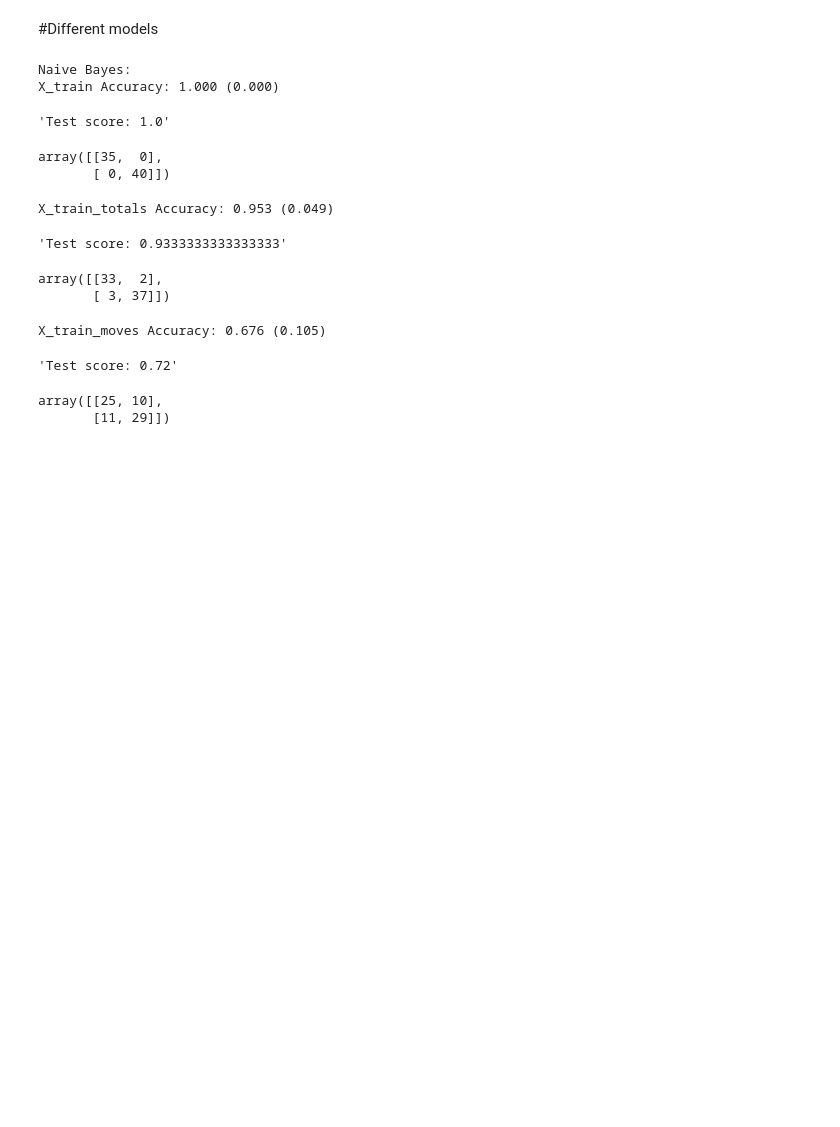
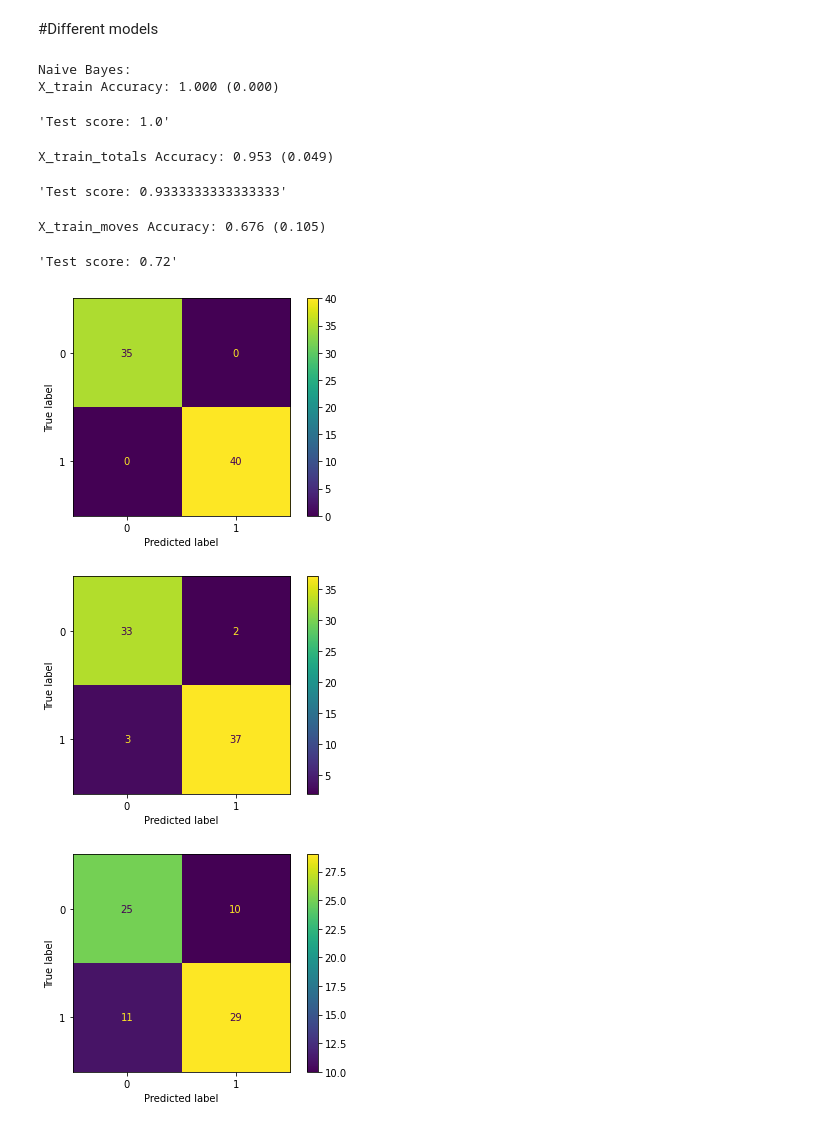
Before and after one commit to Tkokotaj/Test, a Jupyter notebook: 623Project.ipynb, the cells around one changed output. Saved outputs shown, nothing was run; the diff lists cells and outputs as text; code cells hidden in the pictures; blank space fills up the shorter version.

```diff
--- a/623Project.ipynb
+++ b/623Project.ipynb
@@ -371,44 +502,41 @@ for X in datasets:
     transformer = ColumnTransformer(transformers =
         [
         ('z', StandardScaler(), column_names)
     #     ,('power_transform', PowerTransformer(), ['??', '??'])
         ]
     )
     transformer.fit(X)
     #make pipeline
     pipeline = Pipeline(steps=
         [('transformer', transformer),
         #('lda', LinearDiscriminantAnalysis(n_components=nFEATURES)), #can't have more than 1 component!
         #('lda', LinearDiscriminantAnalysis()),
         ('dtc', GaussianNB())]
     )
     # evaluate model
     cv = RepeatedStratifiedKFold(n_splits=10, n_repeats=3, random_state=1)
     n_scores = cross_val_score(pipeline, X, y_train, scoring='accuracy', cv=cv, n_jobs=-1, error_score='raise')
     # report performance
     print(dataNames[i] +' Accuracy: %.3f (%.3f)' % (mean(n_scores), std(n_scores)))
     n_scores = cross_val_score(pipeline, X, y_train, scoring='accuracy', cv=cv, n_jobs=-1, error_score='raise')
     pipeline.fit(X,y_train)
     display("Test score: "+str(pipeline.score(datasets_test[i], y_test)))
 
 
     y_pred = pipeline.predict(datasets_test[i])
-    display(confusion_matrix(y_test, y_pred))
+    ConfusionMatrixDisplay(confusion_matrix(y_test, y_pred)).plot()
     i+=1
 # %% [output]
 Naive Bayes:
 X_train Accuracy: 1.000 (0.000)
 'Test score: 1.0'
-array([[35,  0],
-       [ 0, 40]])
+X_train_totals Accuracy: 0.953 (0.049)
-X_train_totals Accuracy: 0.953 (0.049)
+'Test score: 0.9333333333333333'
-'Test score: 0.9333333333333333'
+X_train_moves Accuracy: 0.676 (0.105)
-array([[33,  2],
-       [ 3, 37]])
+'Test score: 0.72'
-X_train_moves Accuracy: 0.676 (0.105)
-'Test score: 0.72'
-array([[25, 10],
-       [11, 29]])
+[figure, added]
+[figure, added]
+[figure, added]
 # %%
 datasets =[X_train, X_train_totals,X_train_moves,]
 datasets_test =[X_test, X_test_totals,X_test_moves,]
```
Also changed, not shown: parts of 19 cells of this notebook.
